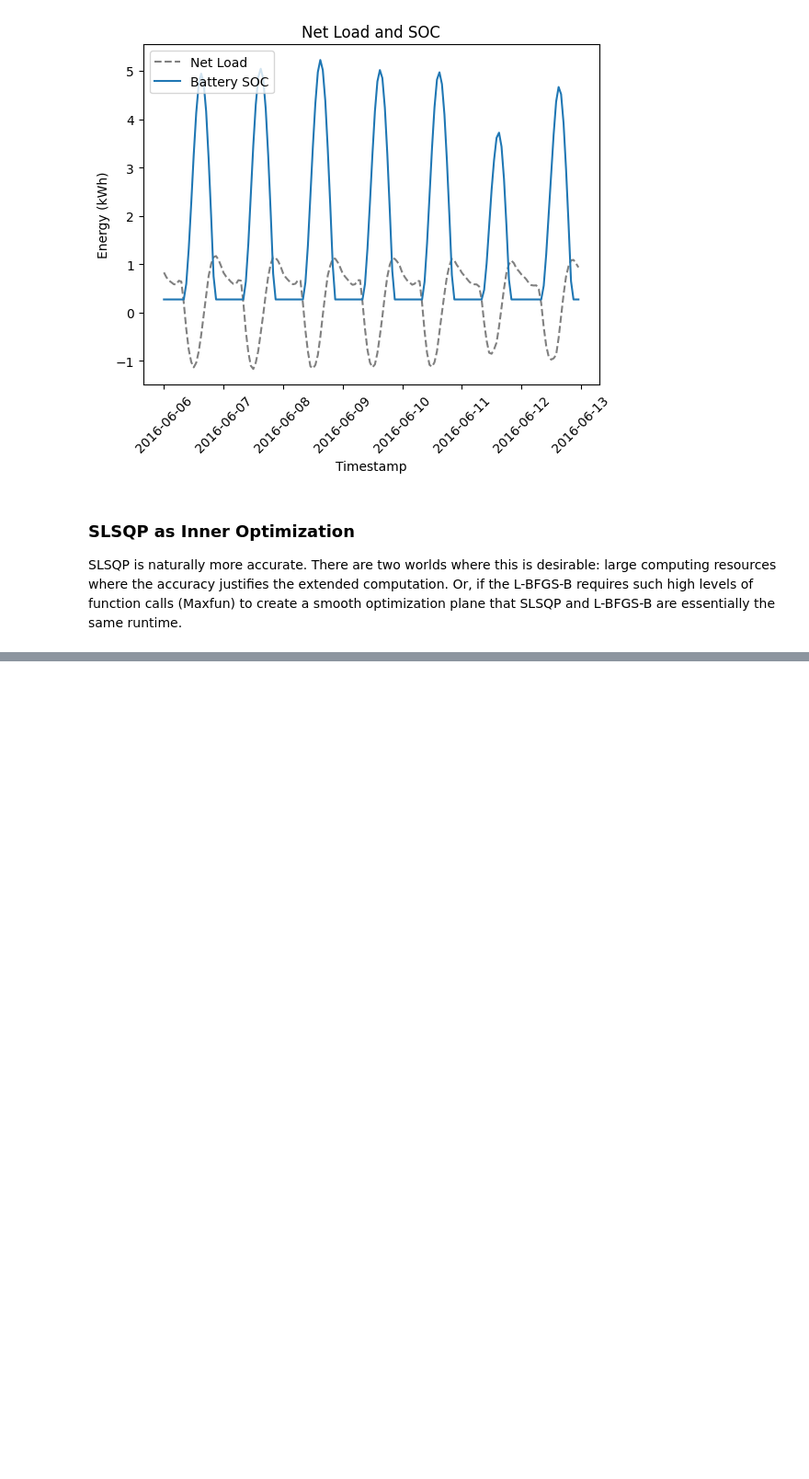
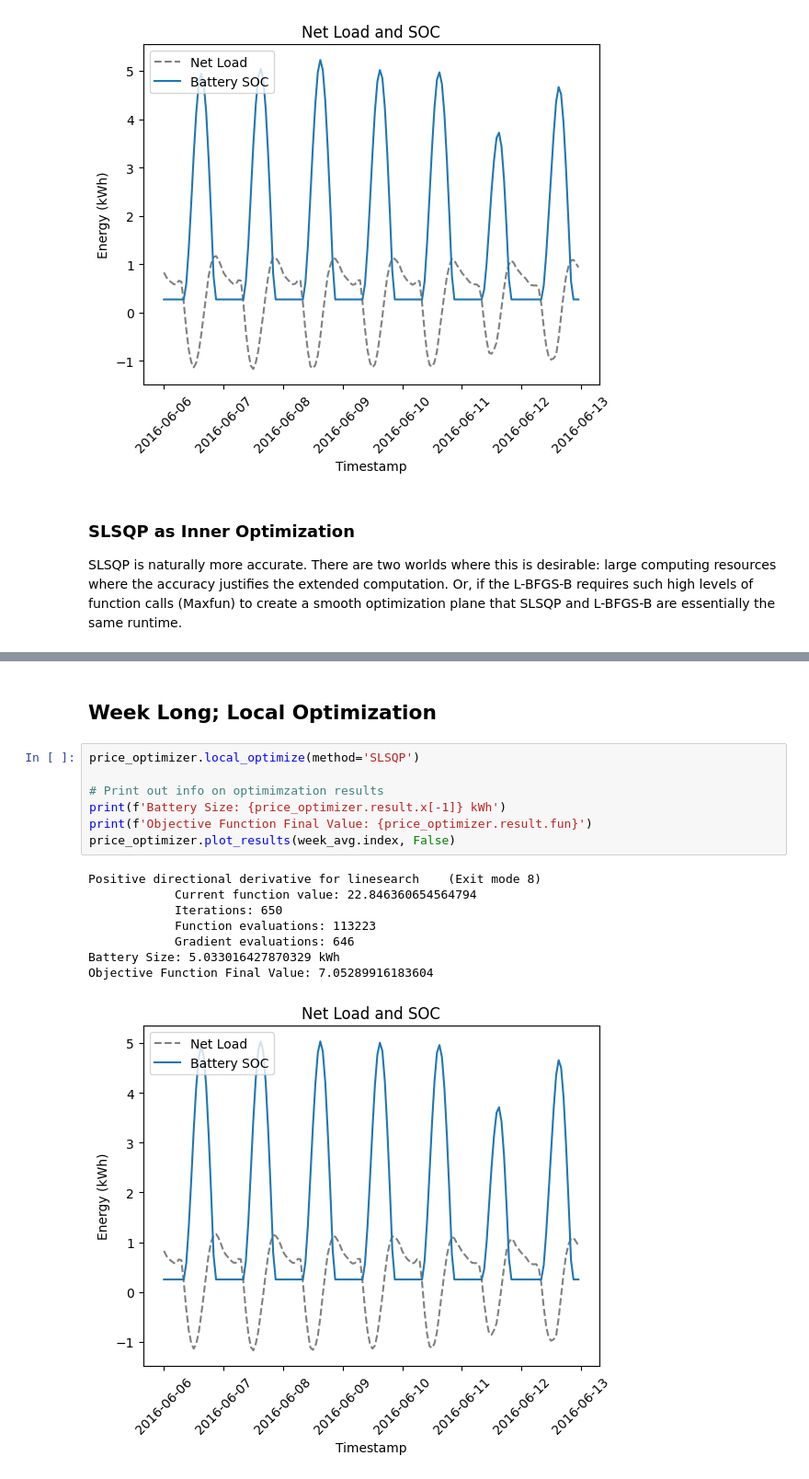
Before and after one commit to alexrtseng/foss-optimization, a Jupyter notebook: Battery_Size_Opt.ipynb, the cells around one changed output, grey strips where cells are left out. Shown at 92% size. Cells and saved outputs as stored; diff of their text form; blank space fills up the shorter version.

```diff
--- a/Battery_Size_Opt.ipynb
+++ b/Battery_Size_Opt.ipynb
@@ -369,0 +381,18 @@ Iteration of battery capacity: 4.0. Objective value: 23.913281757626102
+# %% [markdown]
+## Week Long; Local Optimization
+# %%
+price_optimizer.local_optimize(method='SLSQP')
+
+# Print out info on optimimzation results
+print(f'Battery Size: {price_optimizer.result.x[-1]} kWh')
+print(f'Objective Function Final Value: {price_optimizer.result.fun}')
+price_optimizer.plot_results(week_avg.index, False)
+# %% [output]
+Positive directional derivative for linesearch    (Exit mode 8)
+            Current function value: 22.846360654564794
+            Iterations: 650
+            Function evaluations: 113223
+            Gradient evaluations: 646
+Battery Size: 5.033016427870329 kWh
+Objective Function Final Value: 7.05289916183604
+[figure, added]
```
Also changed, not shown: parts of 7 cells of this notebook, 3 other files.
